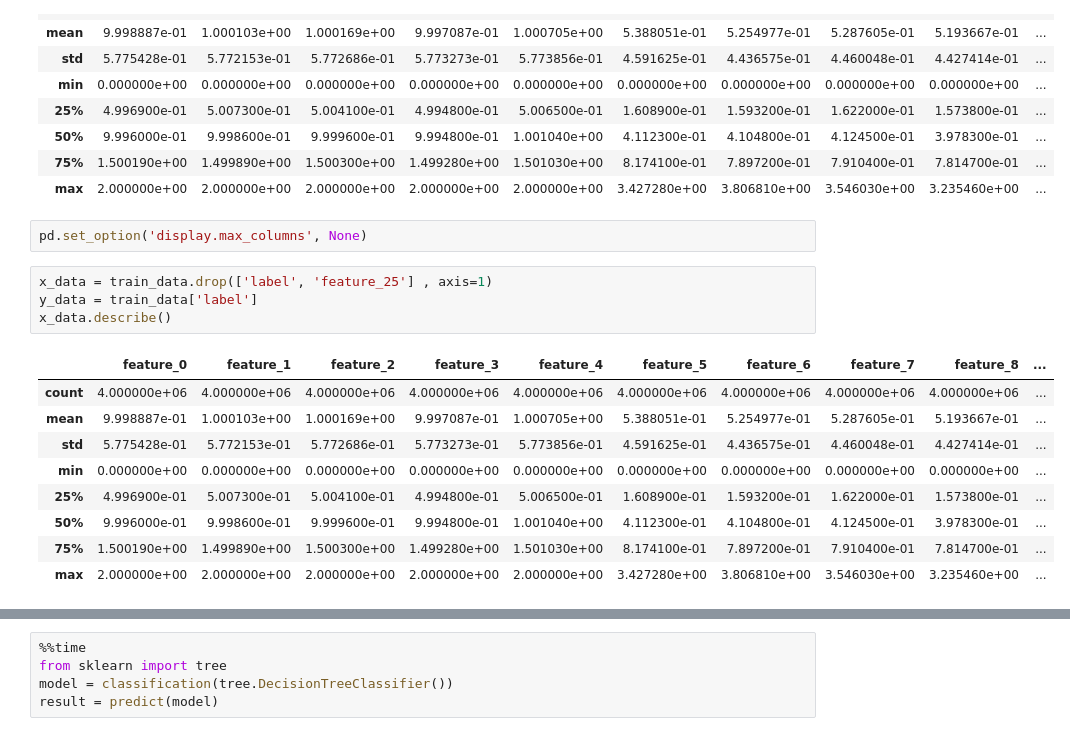
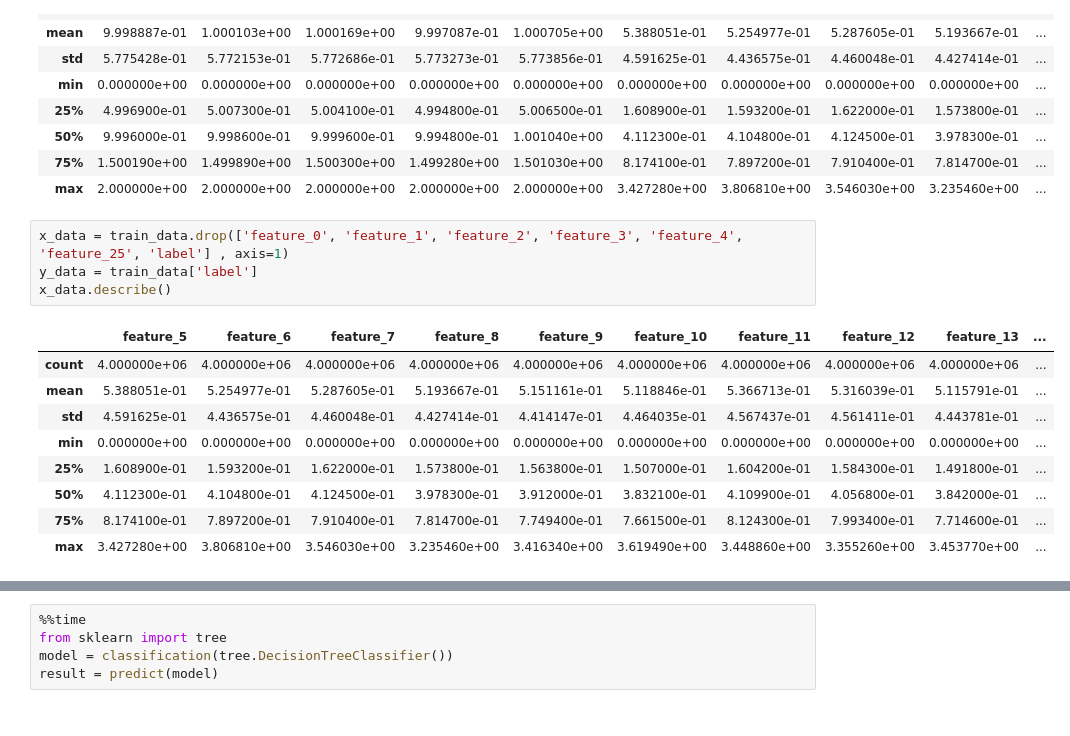
Before and after one commit to wuling31715/Kaggle, a Jupyter notebook: introml2018p2/demo.ipynb, the cells around one changed output, grey strips where cells are left out. Drawn from its saved outputs; the diff is of its cells as text.

```diff
--- a/introml2018p2/demo.ipynb
+++ b/introml2018p2/demo.ipynb
@@ -67,22 +70,20 @@ train_data.describe()
 | 50% | 9.996000e-01 | 9.998600e-01 | 9.999600e-01 | 9.994800e-01 | 1.001040e+00 | 4.112300e-01 | 4.104800e-01 | 4.124500e-01 | 3.978300e-01 | ... |
 | 75% | 1.500190e+00 | 1.499890e+00 | 1.500300e+00 | 1.499280e+00 | 1.501030e+00 | 8.174100e-01 | 7.897200e-01 | 7.910400e-01 | 7.814700e-01 | ... |
 | max | 2.000000e+00 | 2.000000e+00 | 2.000000e+00 | 2.000000e+00 | 2.000000e+00 | 3.427280e+00 | 3.806810e+00 | 3.546030e+00 | 3.235460e+00 | ... |
-# %%
-pd.set_option('display.max_columns', None)
 # %%
-x_data = train_data.drop(['label', 'feature_25'] , axis=1)
+x_data = train_data.drop(['feature_0', 'feature_1', 'feature_2', 'feature_3', 'feature_4', 'feature_25', 'label'] , axis=1)
 y_data = train_data['label']
 x_data.describe()
 # %% [output]
-|  | feature_0 | feature_1 | feature_2 | feature_3 | feature_4 | feature_5 | feature_6 | feature_7 | feature_8 | ... |
+|  | feature_5 | feature_6 | feature_7 | feature_8 | feature_9 | feature_10 | feature_11 | feature_12 | feature_13 | ... |
 | count | 4.000000e+06 | 4.000000e+06 | 4.000000e+06 | 4.000000e+06 | 4.000000e+06 | 4.000000e+06 | 4.000000e+06 | 4.000000e+06 | 4.000000e+06 | ... |
-| mean | 9.998887e-01 | 1.000103e+00 | 1.000169e+00 | 9.997087e-01 | 1.000705e+00 | 5.388051e-01 | 5.254977e-01 | 5.287605e-01 | 5.193667e-01 | ... |
-| std | 5.775428e-01 | 5.772153e-01 | 5.772686e-01 | 5.773273e-01 | 5.773856e-01 | 4.591625e-01 | 4.436575e-01 | 4.460048e-01 | 4.427414e-01 | ... |
+| mean | 5.388051e-01 | 5.254977e-01 | 5.287605e-01 | 5.193667e-01 | 5.151161e-01 | 5.118846e-01 | 5.366713e-01 | 5.316039e-01 | 5.115791e-01 | ... |
+| std | 4.591625e-01 | 4.436575e-01 | 4.460048e-01 | 4.427414e-01 | 4.414147e-01 | 4.464035e-01 | 4.567437e-01 | 4.561411e-01 | 4.443781e-01 | ... |
 | min | 0.000000e+00 | 0.000000e+00 | 0.000000e+00 | 0.000000e+00 | 0.000000e+00 | 0.000000e+00 | 0.000000e+00 | 0.000000e+00 | 0.000000e+00 | ... |
-| 25% | 4.996900e-01 | 5.007300e-01 | 5.004100e-01 | 4.994800e-01 | 5.006500e-01 | 1.608900e-01 | 1.593200e-01 | 1.622000e-01 | 1.573800e-01 | ... |
-| 50% | 9.996000e-01 | 9.998600e-01 | 9.999600e-01 | 9.994800e-01 | 1.001040e+00 | 4.112300e-01 | 4.104800e-01 | 4.124500e-01 | 3.978300e-01 | ... |
-| 75% | 1.500190e+00 | 1.499890e+00 | 1.500300e+00 | 1.499280e+00 | 1.501030e+00 | 8.174100e-01 | 7.897200e-01 | 7.910400e-01 | 7.814700e-01 | ... |
-| max | 2.000000e+00 | 2.000000e+00 | 2.000000e+00 | 2.000000e+00 | 2.000000e+00 | 3.427280e+00 | 3.806810e+00 | 3.546030e+00 | 3.235460e+00 | ... |
+| 25% | 1.608900e-01 | 1.593200e-01 | 1.622000e-01 | 1.573800e-01 | 1.563800e-01 | 1.507000e-01 | 1.604200e-01 | 1.584300e-01 | 1.491800e-01 | ... |
+| 50% | 4.112300e-01 | 4.104800e-01 | 4.124500e-01 | 3.978300e-01 | 3.912000e-01 | 3.832100e-01 | 4.109900e-01 | 4.056800e-01 | 3.842000e-01 | ... |
+| 75% | 8.174100e-01 | 7.897200e-01 | 7.910400e-01 | 7.814700e-01 | 7.749400e-01 | 7.661500e-01 | 8.124300e-01 | 7.993400e-01 | 7.714600e-01 | ... |
+| max | 3.427280e+00 | 3.806810e+00 | 3.546030e+00 | 3.235460e+00 | 3.416340e+00 | 3.619490e+00 | 3.448860e+00 | 3.355260e+00 | 3.453770e+00 | ... |
 # %%
 x_data = transoform(x_data, normalization)
 x_data.describe()
```
Also changed, not shown: parts of 13 cells of this notebook, 1 other file.
